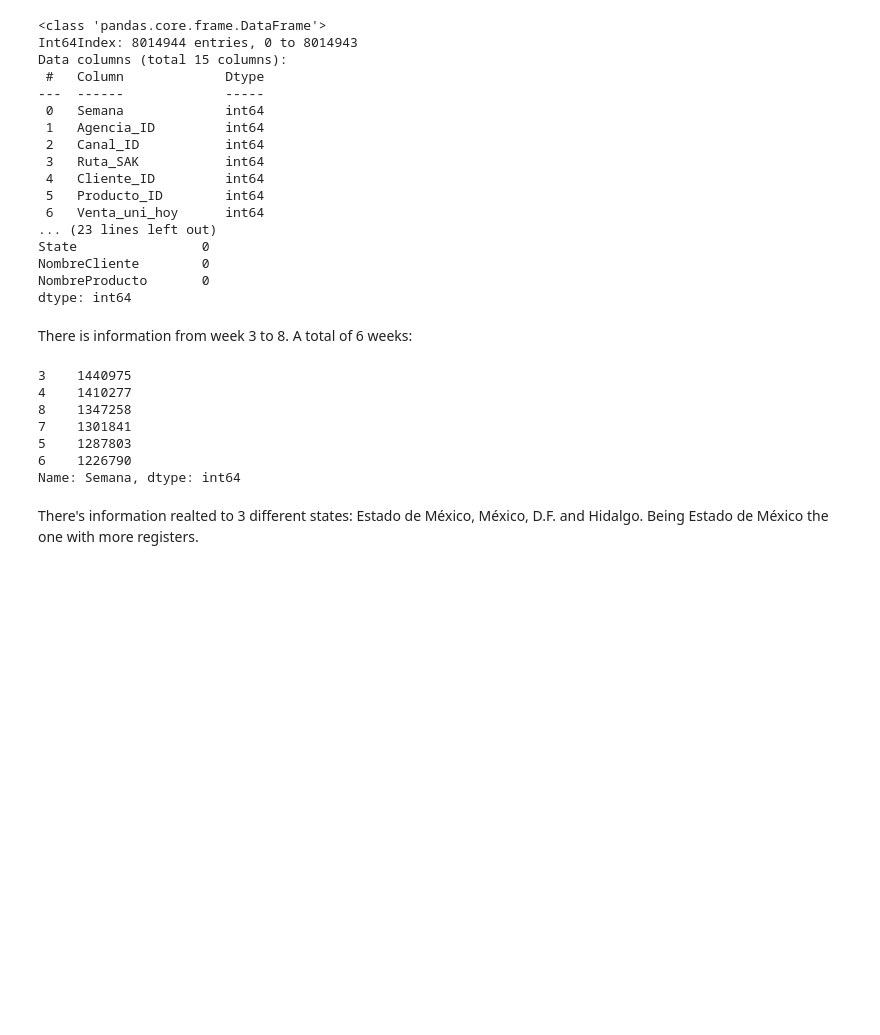
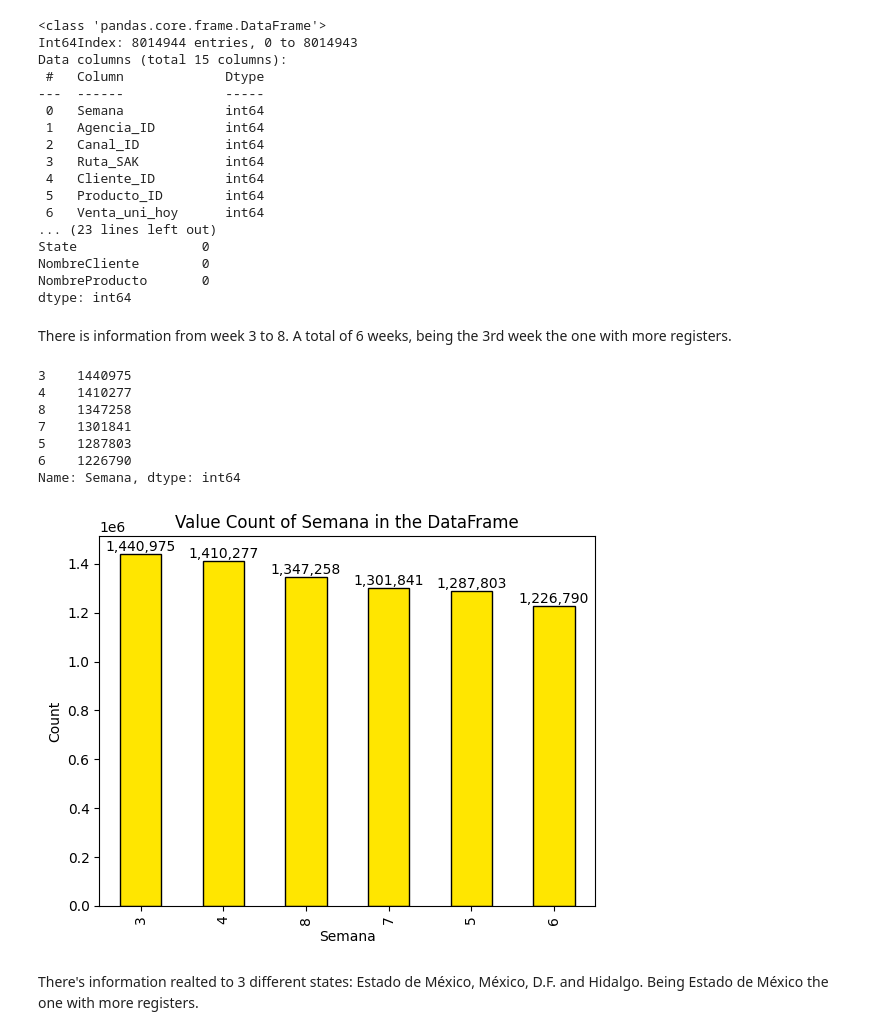
Before and after one commit to The-carlos/meli_assessment, a Jupyter notebook: main.ipynb, the cells around one changed output. Cells and saved outputs as stored; diff of their text form; code cells hidden in the pictures; blank space fills up the shorter version.

Commit message:
Demanda metric being under exploration

```diff
--- a/main.ipynb
+++ b/main.ipynb
@@ -329,7 +329,7 @@ NombreCliente        0
 NombreProducto       0
 dtype: int64
 # %% [markdown]
-There is information from week 3 to 8. A total of 6 weeks:
+There is information from week 3 to 8. A total of 6 weeks, being the 3rd week the one with more registers.
 # %%
 full_candidate_data.Semana.value_counts()
 # %% [output]
@@ -340,6 +340,28 @@ full_candidate_data.Semana.value_counts()
 5    1287803
 6    1226790
 Name: Semana, dtype: int64
+# %%
+# Define the MercadoLibre brand color
+brand_color = "#FFE600"
+
+state_counts = full_candidate_data["Semana"].value_counts()
+
+# Create a bar chart
+ax = state_counts.plot(kind='bar', color=brand_color, edgecolor='black')
+
+# Add labels and title
+ax.set_xlabel('Semana')
+ax.set_ylabel('Count')
+ax.set_title('Value Count of Semana in the DataFrame')
+
+# Add annotations (quantity on top of bars)
+for i, v in enumerate(state_counts):
+    ax.text(i, v + 0.1, '{:,}'.format(v), ha='center', va='bottom')
+
+# Show the plot
+plt.show()
+# %% [output]
+[figure, added]
 # %% [markdown]
 There's information realted to 3 different states: Estado de México, México, D.F. and Hidalgo. Being Estado de México the one with more registers.
 # %%
```
Also changed, not shown: parts of 5 cells of this notebook.
